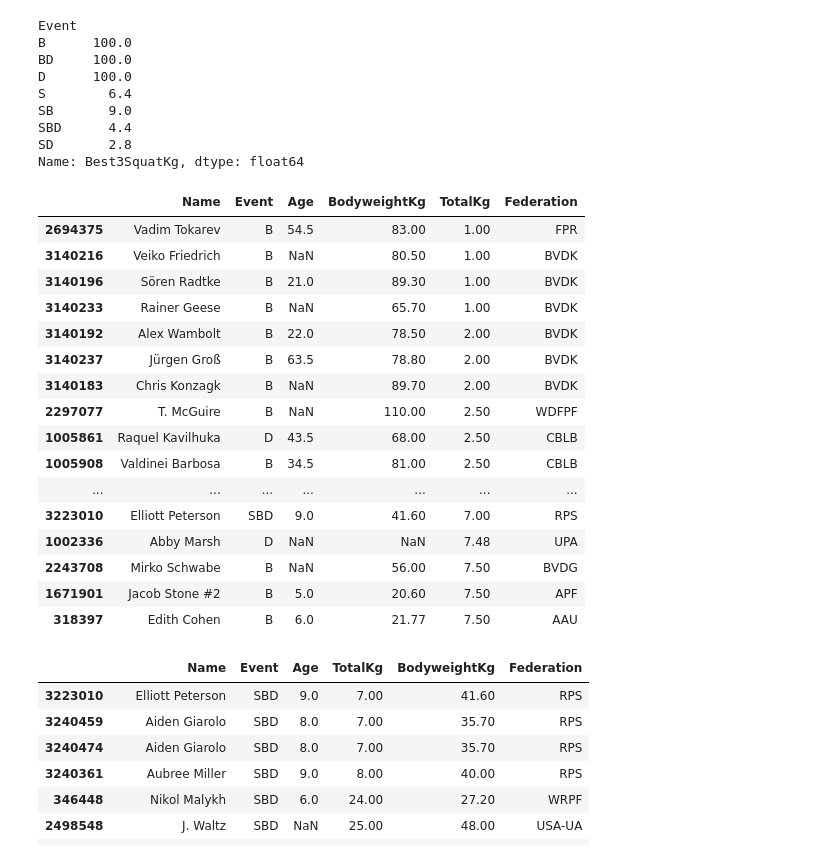
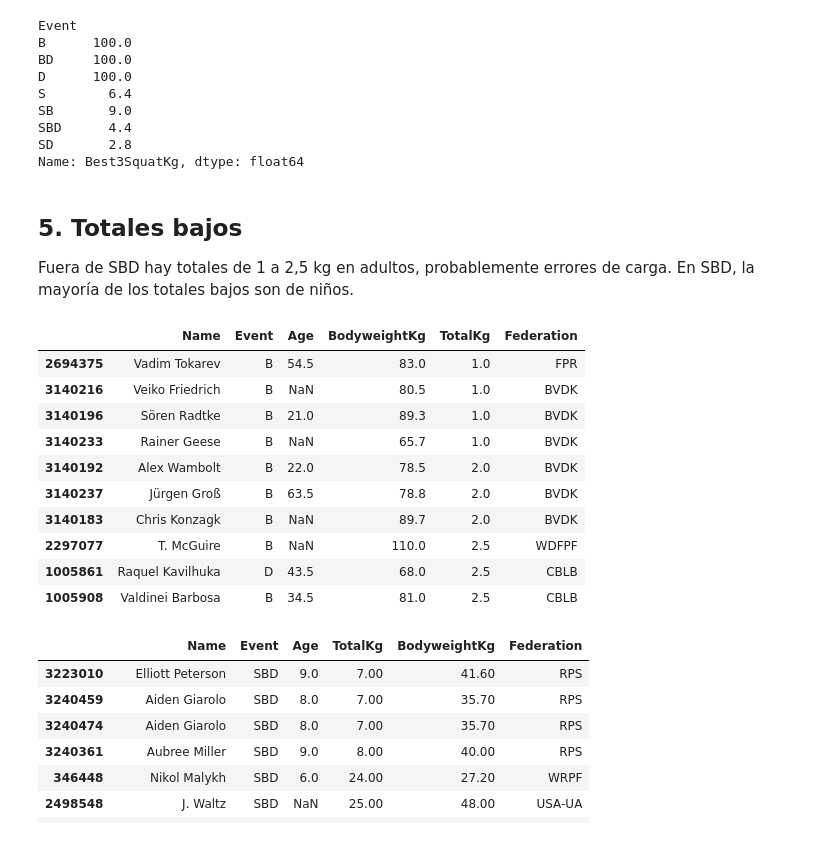
Before and after one commit to xdark-whisper/analisis-powerlifting, a Jupyter notebook: notebooks/01_exploracion.ipynb, the cells around one changed output. Cells and saved outputs as stored; diff of their text form; code cells hidden in the pictures.

```diff
--- a/notebooks/01_exploracion.ipynb
+++ b/notebooks/01_exploracion.ipynb
@@ -125,29 +170,27 @@ SB       9.0
 SBD      4.4
 SD       2.8
 Name: Best3SquatKg, dtype: float64
+# %% [markdown]
+## 5. Totales bajos
+Fuera de SBD hay totales de 1 a 2,5 kg en adultos, probablemente errores de carga.
+En SBD, la mayoría de los totales bajos son de niños.
 # %%
 df[df["TotalKg"] < 50] \
     .sort_values("TotalKg") \
     [["Name", "Event", "Age", "BodyweightKg", "TotalKg", "Federation"]] \
-    .head(50)
+    .head(10)
 # %% [output]
 |  | Name | Event | Age | BodyweightKg | TotalKg | Federation |
-| 2694375 | Vadim Tokarev | B | 54.5 | 83.00 | 1.00 | FPR |
-| 3140216 | Veiko Friedrich | B | NaN | 80.50 | 1.00 | BVDK |
-| 3140196 | Sören Radtke | B | 21.0 | 89.30 | 1.00 | BVDK |
-| 3140233 | Rainer Geese | B | NaN | 65.70 | 1.00 | BVDK |
-| 3140192 | Alex Wambolt | B | 22.0 | 78.50 | 2.00 | BVDK |
-| 3140237 | Jürgen Groß | B | 63.5 | 78.80 | 2.00 | BVDK |
-| 3140183 | Chris Konzagk | B | NaN | 89.70 | 2.00 | BVDK |
-| 2297077 | T. McGuire | B | NaN | 110.00 | 2.50 | WDFPF |
-| 1005861 | Raquel Kavilhuka | D | 43.5 | 68.00 | 2.50 | CBLB |
-| 1005908 | Valdinei Barbosa | B | 34.5 | 81.00 | 2.50 | CBLB |
-| ... | ... | ... | ... | ... | ... | ... |
-| 3223010 | Elliott Peterson | SBD | 9.0 | 41.60 | 7.00 | RPS |
-| 1002336 | Abby Marsh | D | NaN | NaN | 7.48 | UPA |
-| 2243708 | Mirko Schwabe | B | NaN | 56.00 | 7.50 | BVDG |
-| 1671901 | Jacob Stone #2 | B | 5.0 | 20.60 | 7.50 | APF |
-| 318397 | Edith Cohen | B | 6.0 | 21.77 | 7.50 | AAU |
+| 2694375 | Vadim Tokarev | B | 54.5 | 83.0 | 1.0 | FPR |
+| 3140216 | Veiko Friedrich | B | NaN | 80.5 | 1.0 | BVDK |
+| 3140196 | Sören Radtke | B | 21.0 | 89.3 | 1.0 | BVDK |
+| 3140233 | Rainer Geese | B | NaN | 65.7 | 1.0 | BVDK |
+| 3140192 | Alex Wambolt | B | 22.0 | 78.5 | 2.0 | BVDK |
+| 3140237 | Jürgen Groß | B | 63.5 | 78.8 | 2.0 | BVDK |
+| 3140183 | Chris Konzagk | B | NaN | 89.7 | 2.0 | BVDK |
+| 2297077 | T. McGuire | B | NaN | 110.0 | 2.5 | WDFPF |
+| 1005861 | Raquel Kavilhuka | D | 43.5 | 68.0 | 2.5 | CBLB |
+| 1005908 | Valdinei Barbosa | B | 34.5 | 81.0 | 2.5 | CBLB |
 # %%
 df[df["Event"] == "SBD"] \
     .nsmallest(30, "TotalKg") \
```
Also changed, not shown: parts of 16 cells of this notebook, 2 other files.
